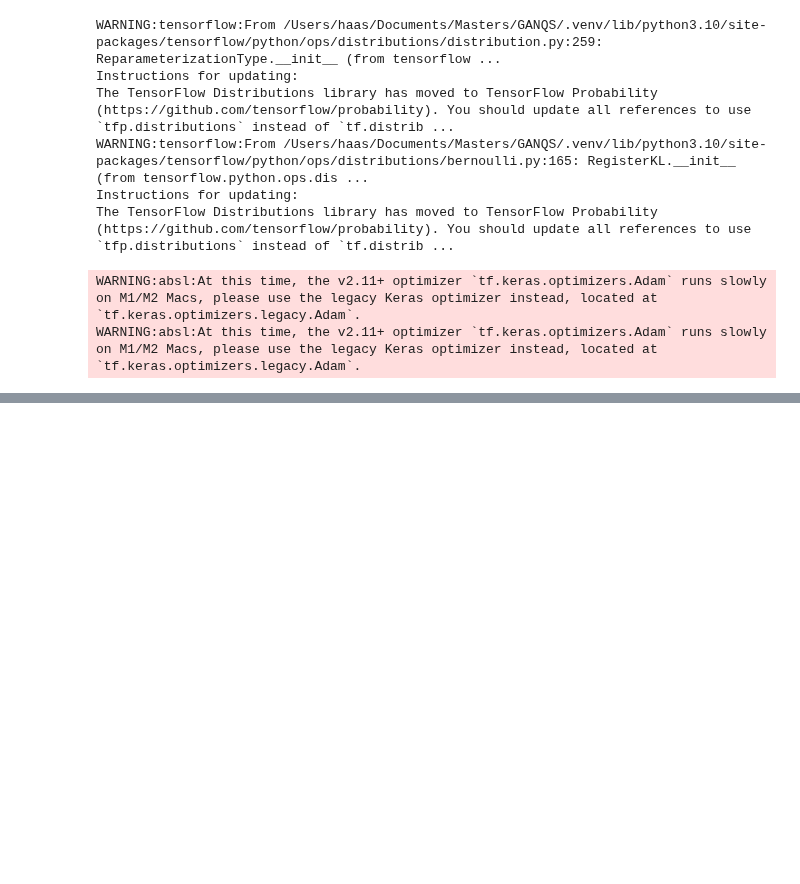
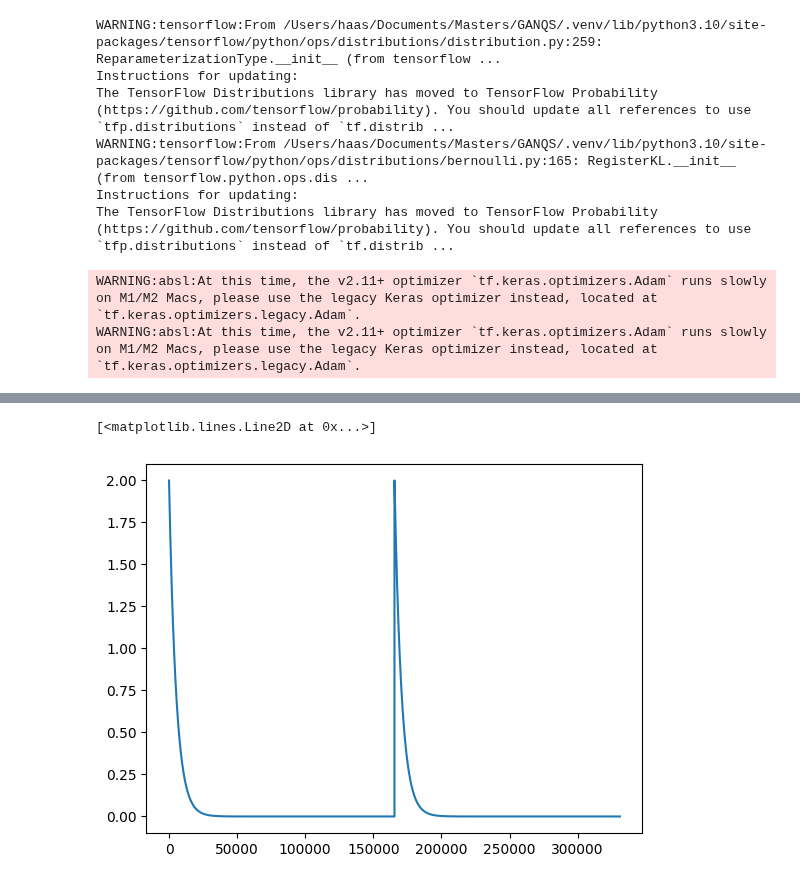
Before and after one commit to Daniel-Haas-B/NeuralQuantumState, a Jupyter notebook: thesis_misc/crazystuff.ipynb, the cells around one changed output, grey strips where cells are left out. Saved outputs shown, nothing was run; the diff lists cells and outputs as text; code cells hidden in the pictures; blank space fills up the shorter version.

```diff
--- a/thesis_misc/crazystuff.ipynb
+++ b/thesis_misc/crazystuff.ipynb
@@ -679,0 +895,13 @@ print(a)
+# %%
+import pandas as pd
+
+# read csv at /Users/haas/Documents/Masters/GANQS/src/simulation_scripts/decay.csv
+
+df = pd.read_csv('/Users/haas/Documents/Masters/GANQS/src/decay.csv')
+
+import matplotlib.pyplot as plt
+
+plt.plot(df)
+# %% [output]
+[<matplotlib.lines.Line2D at 0x...>]
+[figure, added]
```
Also changed, not shown: parts of 11 cells of this notebook, 26 other files.
